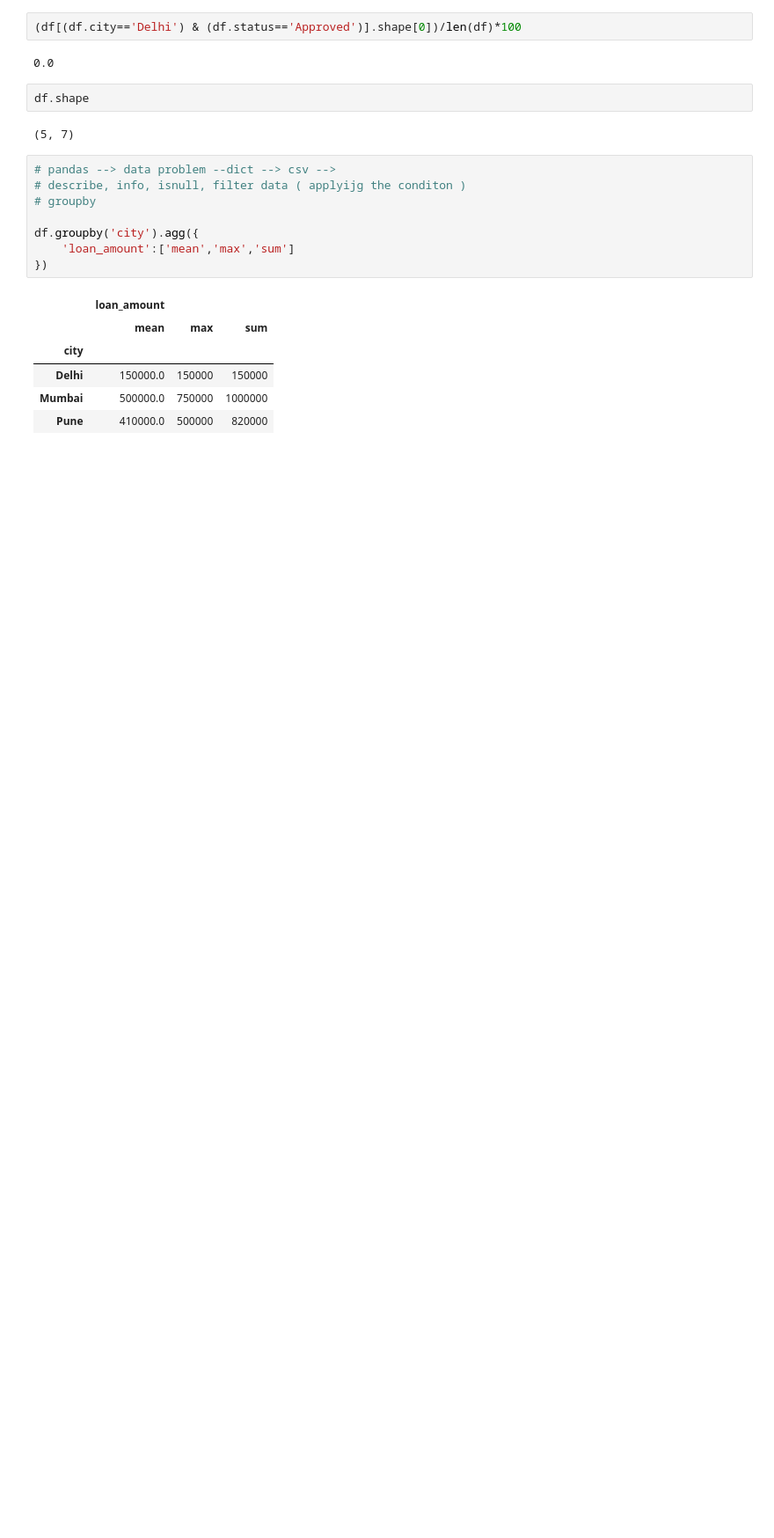
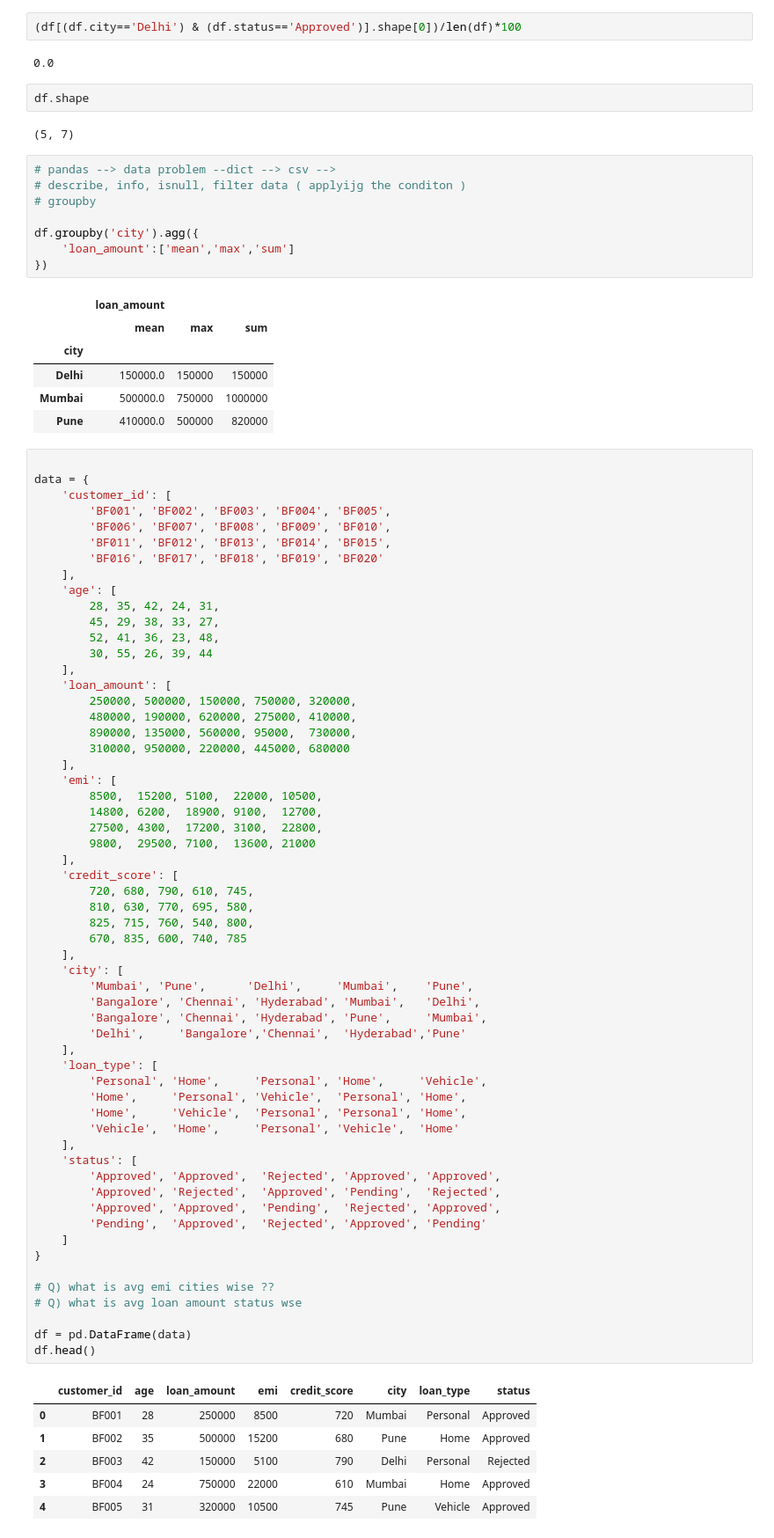
Before and after one commit to rahul8879/ai-engineering_full_stack, a Jupyter notebook: 01_Python/Data_understading/Data/01_pandas_introduction.ipynb, the cells around one changed output. Shown at 88% size. Cells and saved outputs as stored; diff of their text form; blank space fills up the shorter version.

```diff
--- a/01_Python/Data_understading/Data/01_pandas_introduction.ipynb
+++ b/01_Python/Data_understading/Data/01_pandas_introduction.ipynb
@@ -350,3 +350,68 @@ df.groupby('city').agg({
 | Delhi | 150000.0 | 150000 | 150000 |
 | Mumbai | 500000.0 | 750000 | 1000000 |
 | Pune | 410000.0 | 500000 | 820000 |
+# %%
+
+data = {
+    'customer_id': [
+        'BF001', 'BF002', 'BF003', 'BF004', 'BF005',
+        'BF006', 'BF007', 'BF008', 'BF009', 'BF010',
+        'BF011', 'BF012', 'BF013', 'BF014', 'BF015',
+        'BF016', 'BF017', 'BF018', 'BF019', 'BF020'
+    ],
+    'age': [
+        28, 35, 42, 24, 31,
+        45, 29, 38, 33, 27,
+        52, 41, 36, 23, 48,
+        30, 55, 26, 39, 44
+    ],
+    'loan_amount': [
+        250000, 500000, 150000, 750000, 320000,
+        480000, 190000, 620000, 275000, 410000,
+        890000, 135000, 560000, 95000,  730000,
+        310000, 950000, 220000, 445000, 680000
+    ],
+    'emi': [
+        8500,  15200, 5100,  22000, 10500,
+        14800, 6200,  18900, 9100,  12700,
+        27500, 4300,  17200, 3100,  22800,
+        9800,  29500, 7100,  13600, 21000
+    ],
+    'credit_score': [
+        720, 680, 790, 610, 745,
+        810, 630, 770, 695, 580,
+        825, 715, 760, 540, 800,
+        670, 835, 600, 740, 785
+    ],
+    'city': [
+        'Mumbai', 'Pune',      'Delhi',     'Mumbai',    'Pune',
+        'Bangalore', 'Chennai', 'Hyderabad', 'Mumbai',   'Delhi',
+        'Bangalore', 'Chennai', 'Hyderabad', 'Pune',     'Mumbai',
+        'Delhi',     'Bangalore','Chennai',  'Hyderabad','Pune'
+    ],
+    'loan_type': [
+        'Personal', 'Home',     'Personal', 'Home',     'Vehicle',
+        'Home',     'Personal', 'Vehicle',  'Personal', 'Home',
+        'Home',     'Vehicle',  'Personal', 'Personal', 'Home',
+        'Vehicle',  'Home',     'Personal', 'Vehicle',  'Home'
+    ],
+    'status': [
+        'Approved', 'Approved',  'Rejected', 'Approved', 'Approved',
+        'Approved', 'Rejected',  'Approved', 'Pending',  'Rejected',
+        'Approved', 'Approved',  'Pending',  'Rejected', 'Approved',
+        'Pending',  'Approved',  'Rejected', 'Approved', 'Pending'
+    ]
+}
+
+# Q) what is avg emi cities wise ??
+# Q) what is avg loan amount status wse
+
+df = pd.DataFrame(data)
+df.head()
+# %% [output]
+|  | customer_id | age | loan_amount | emi | credit_score | city | loan_type | status |
+| 0 | BF001 | 28 | 250000 | 8500 | 720 | Mumbai | Personal | Approved |
+| 1 | BF002 | 35 | 500000 | 15200 | 680 | Pune | Home | Approved |
+| 2 | BF003 | 42 | 150000 | 5100 | 790 | Delhi | Personal | Rejected |
+| 3 | BF004 | 24 | 750000 | 22000 | 610 | Mumbai | Home | Approved |
+| 4 | BF005 | 31 | 320000 | 10500 | 745 | Pune | Vehicle | Approved |
```
Also changed, not shown: parts of 14 cells of this notebook, 2 other files.
